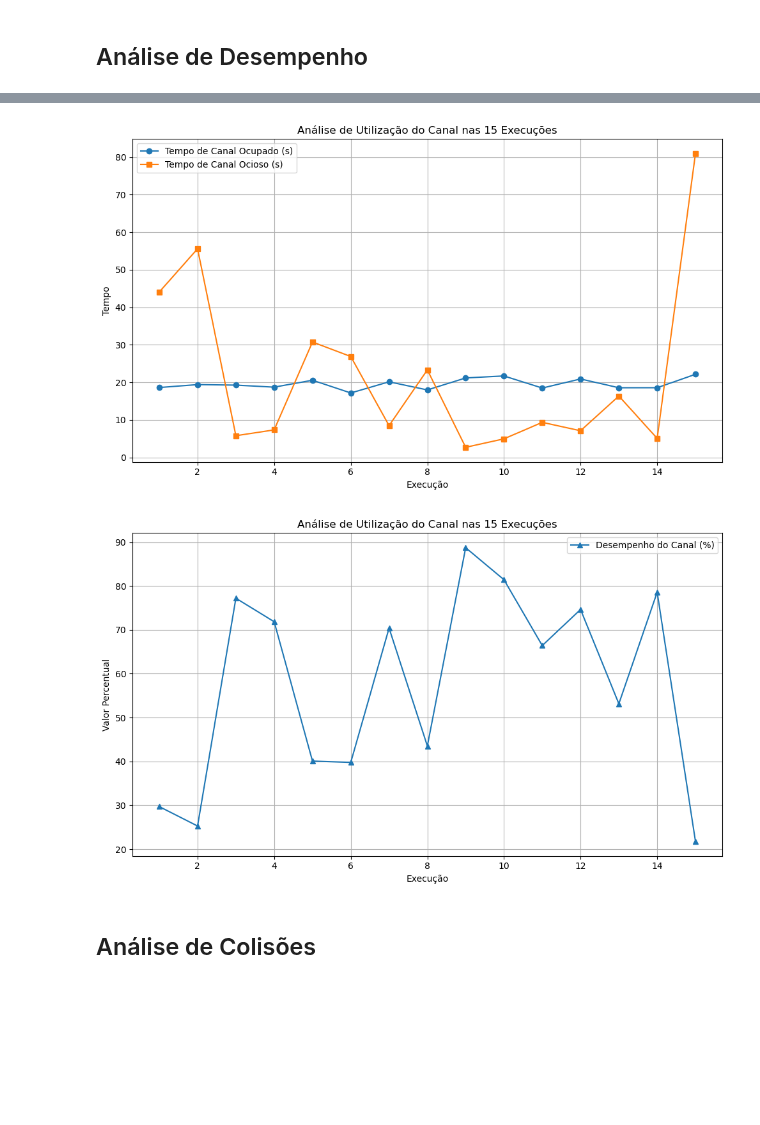
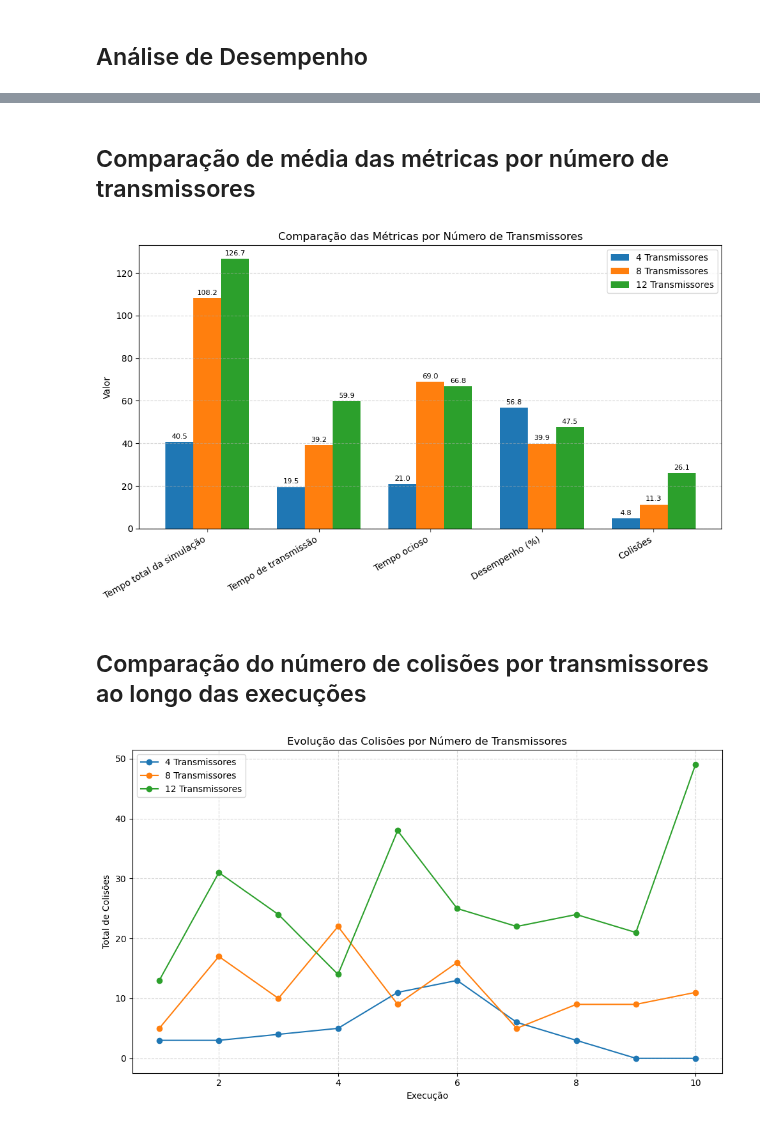
Before and after one commit to cicerocalsing/Redes2-GrauB, a Jupyter notebook: Analise_desempenho.ipynb, the cells around one changed output, grey strips where cells are left out. Drawn from its saved outputs; the diff is of its cells as text; code cells hidden in the pictures; blank space fills up the shorter version.

```diff
--- a/Analise_desempenho.ipynb
+++ b/Analise_desempenho.ipynb
@@ -34,46 +52,71 @@ dados.desempenho_de_transmissao = dados.desempenho_de_transmissao * 100
+# %% [markdown]
+## Comparação de média das métricas por número de transmissores
 # %%
-x = range(1, len(dados) + 1)  # Número das execuções
+metricas = [
+    "Tempo total da simulação",
+    "Tempo de transmissão",
+    "Tempo ocioso",
+    "Desempenho (%)",
+    "Colisões"
+]
+
+media_4 = [40.53, 19.46, 20.97, 56.80, 4.8]
+media_8 = [108.15, 39.19, 68.96, 39.91, 11.3]
+media_12 = [126.68, 59.89, 66.79, 47.53, 26.1]
+
+x = np.arange(len(metricas))
+largura = 0.25
 
 plt.figure(figsize=(10, 6))
 
-# Plotar Tempo de Canal Ocupado
-plt.plot(x, dados['tempo_total_transmissao'], marker='o', label='Tempo de Canal Ocupado (s)')
+bars_4 = plt.bar(x - largura, media_4, width=largura, label='4 Transmissores')
+bars_8 = plt.bar(x,          media_8, width=largura, label='8 Transmissores')
+bars_12 = plt.bar(x + largura, media_12, width=largura, label='12 Transmissores')
 
-# Plotar Tempo de Canal Ocioso
-plt.plot(x, dados['tempo_ocioso'], marker='s', label='Tempo de Canal Ocioso (s)')
+# Função para adicionar os valores acima das barras
+def adicionar_valores(barras):
+    for bar in barras:
+        altura = bar.get_height()
+        plt.text(bar.get_x() + bar.get_width()/2.0, altura + 1, f'{altura:.1f}', ha='center', va='bottom', fontsize=8)
 
-# Configurações finais do gráfico
-plt.title('Análise de Utilização do Canal nas 15 Execuções')
-plt.xlabel('Execução')
-plt.ylabel('Tempo')
+adicionar_valores(bars_4)
+adicionar_valores(bars_8)
+adicionar_valores(bars_12)
+
+plt.xticks(x, metricas, rotation=30, ha='right')
+plt.ylabel("Valor")
+plt.title("Comparação das Métricas por Número de Transmissores")
 plt.legend()
-plt.grid(True)
+plt.grid(axis='y', linestyle='--', alpha=0.5)
 plt.tight_layout()
 
 plt.show()
 # %% [output]
-[figure, old version]
+[figure, new version]
+# %% [markdown]
+## Comparação do número de colisões por transmissores ao longo das execuções
 # %%
-x = range(1, len(dados) + 1)  # Número das execuções
+dados_filtrados = dados[dados['numero_de_transmissores'].isin([4, 8, 12])]
+
+# Agrupa pelos valores de transmissores filtrados
+grupos = dados_filtrados.groupby('numero_de_transmissores')
 
 plt.figure(figsize=(10, 6))
 
-# Corrigir o desempenho: remover '%' e converter para float (mantendo os valores como 21.79, 43.52, etc)
-dados['desempenho_de_transmissao'] = dados['desempenho_de_transmissao'].astype(str).str.replace('%', '').str.replace(',', '.').astype(float)
+for transmissor, grupo in grupos:
+    plt.plot(
+        range(1, len(grupo) + 1),
+        grupo['total_colisoes'],
+        marker='o',
+        label=f'{transmissor} Transmissores'
+    )
 
-# Plotar Desempenho do Canal
-plt.plot(x, dados['desempenho_de_transmissao'], marker='^', label='Desempenho do Canal (%)')
-
-# Configurações finais do gráfico
-plt.title('Análise de Utilização do Canal nas 15 Execuções')
-plt.xlabel('Execução')
-plt.ylabel('Valor Percentual')
-plt.legend()
-plt.grid(True)
+plt.title("Evolução das Colisões por Número de Transmissores")
+plt.xlabel("Execução")
+plt.ylabel("Total de Colisões")
+plt.grid(True, linestyle='--', alpha=0.5)
+plt.legend(loc='upper left')
 plt.tight_layout()
-
 plt.show()
 # %% [output]
-[figure, old version]
+[figure, new version]
-# %% [markdown]
-## Análise de Colisões
```
Also changed, not shown: parts of 25 cells of this notebook, 5 other files.
